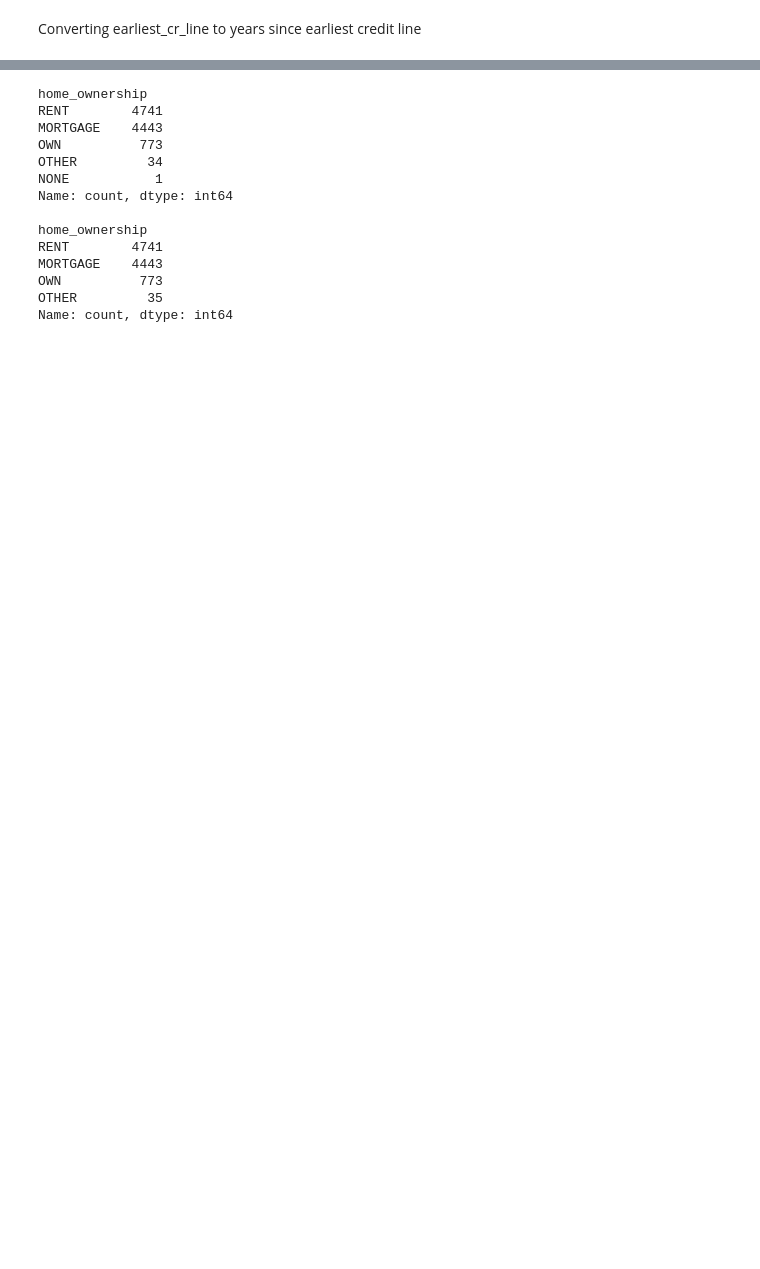
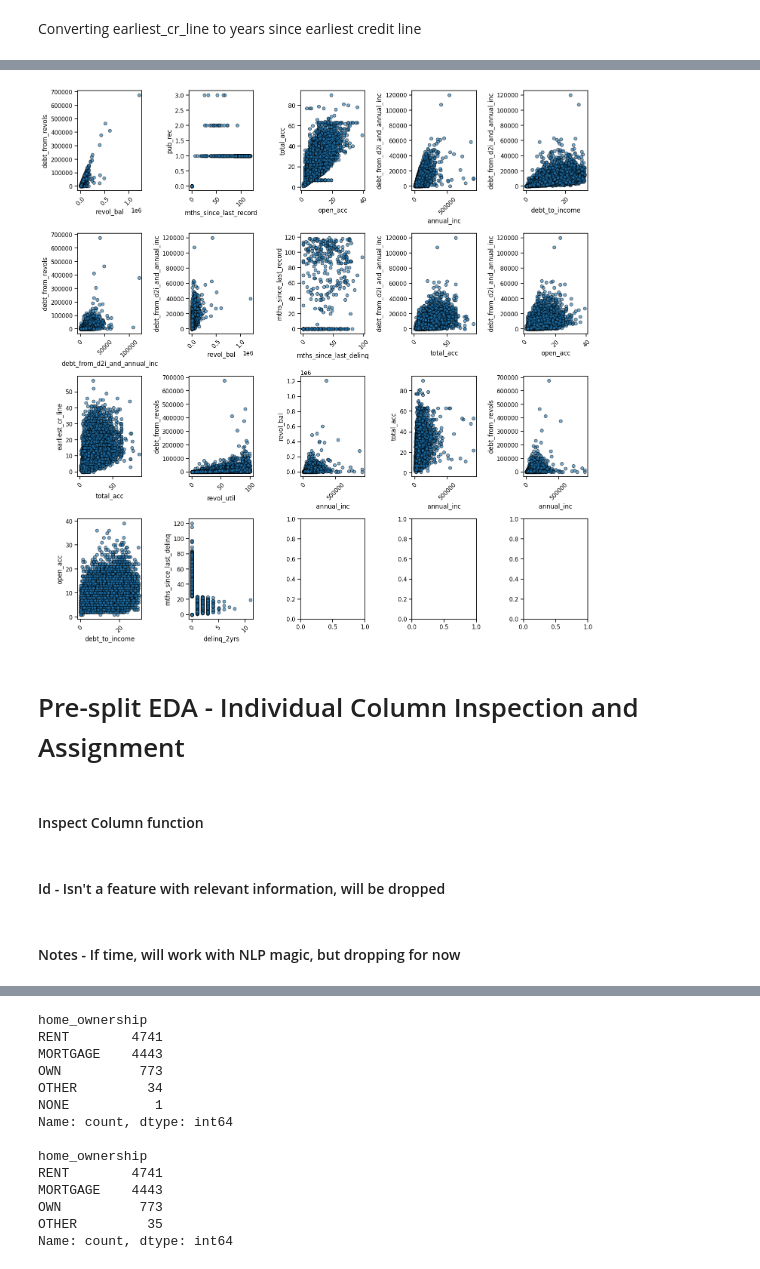
Before and after one commit to 37signals37/lending_club, a Jupyter notebook: dataset_validation.ipynb, the cells around one changed output, grey strips where cells are left out. Drawn from its saved outputs; the diff is of its cells as text; code cells hidden in the pictures; blank space fills up the shorter version.

```diff
--- a/dataset_validation.ipynb
+++ b/dataset_validation.ipynb
@@ -360,0 +793,21 @@ df_clean['earliest_cr_line'] = df_clean['earliest_cr_line'].astype("Int64")
+# %%
+# Create subplots
+fig, axes = plt.subplots(4, 5, figsize=(15, 15))  # 2 rows, 5 columns
+axes = axes.flatten()
+
+# Loop through rows and plot
+for idx, row in strong_pairs.iterrows():
+    feature1 = row["Feature1"]
+    feature2 = row["Feature2"]
+
+    axes[idx].scatter(df_clean[feature1], df_clean[feature2], alpha=0.6, edgecolor='k')  # x = column names, y = values
+    axes[idx].set_xlabel(feature1)
+    axes[idx].set_ylabel(feature2)
+    axes[idx].tick_params(axis='x', rotation=45)
+
+plt.tight_layout()
+plt.show()
+# %% [output]
+[figure, added]
+# %% [markdown]
+# Pre-split EDA - Individual Column Inspection and Assignment
@@ -360,0 +825,2 @@ df_clean['earliest_cr_line'] = df_clean['earliest_cr_line'].astype("Int64")
+# %% [markdown]
+#### Inspect Column function
@@ -360,0 +879,2 @@ df_clean['earliest_cr_line'] = df_clean['earliest_cr_line'].astype("Int64")
+# %% [markdown]
+#### Id - Isn't a feature with relevant information, will be dropped
@@ -360,0 +883,2 @@ df_clean['earliest_cr_line'] = df_clean['earliest_cr_line'].astype("Int64")
+# %% [markdown]
+#### Notes - If time, will work with NLP magic, but dropping for now
```
Also changed, not shown: parts of 196 cells of this notebook, 2 other files.
